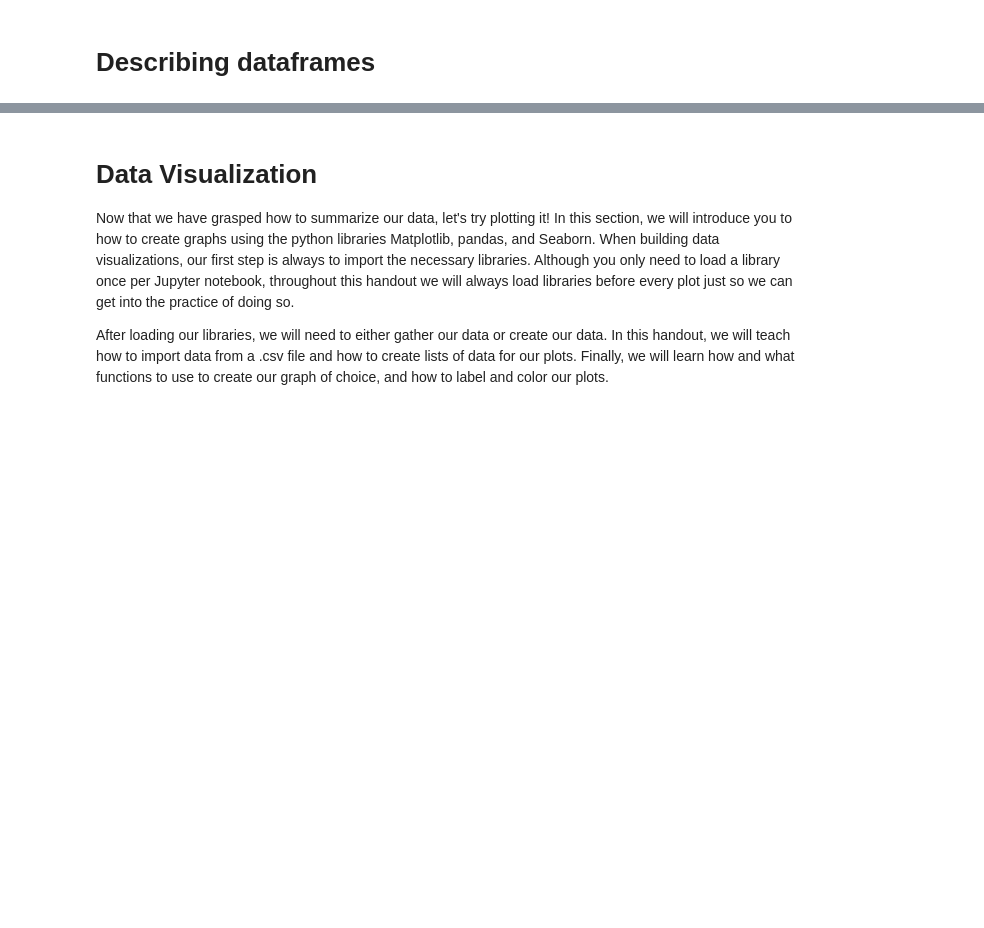
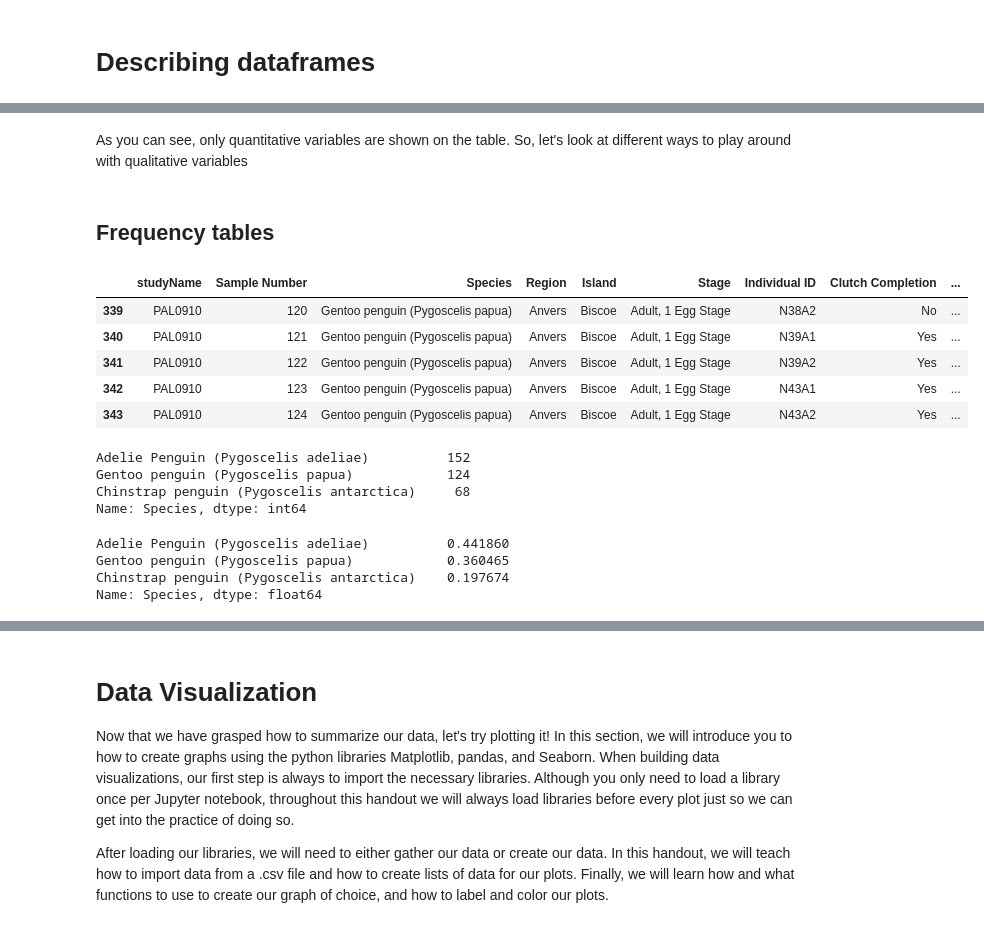
Before and after one commit to vnguyen24/SURF2022, a Jupyter notebook: Session2/Teaching2.ipynb, the cells around one changed output, grey strips where cells are left out. Cells and saved outputs as stored; diff of their text form; code cells hidden in the pictures; blank space fills up the shorter version.

```diff
--- a/Session2/Teaching2.ipynb
+++ b/Session2/Teaching2.ipynb
@@ -186,3 +216,38 @@ my_subjects_pd.describe()
+# %% [markdown]
+As you can see, only quantitative variables are shown on the table. So, let's look at different ways to play around with qualitative variables
+# %% [markdown]
+## Frequency tables
+# %%
+# Let's recall our dataframe by looking at the last five rows
+penguins.tail()
+# %% [output]
+|  | studyName | Sample Number | Species | Region | Island | Stage | Individual ID | Clutch Completion | ... |
+| 339 | PAL0910 | 120 | Gentoo penguin (Pygoscelis papua) | Anvers | Biscoe | Adult, 1 Egg Stage | N38A2 | No | ... |
+| 340 | PAL0910 | 121 | Gentoo penguin (Pygoscelis papua) | Anvers | Biscoe | Adult, 1 Egg Stage | N39A1 | Yes | ... |
+| 341 | PAL0910 | 122 | Gentoo penguin (Pygoscelis papua) | Anvers | Biscoe | Adult, 1 Egg Stage | N39A2 | Yes | ... |
+| 342 | PAL0910 | 123 | Gentoo penguin (Pygoscelis papua) | Anvers | Biscoe | Adult, 1 Egg Stage | N43A1 | Yes | ... |
+| 343 | PAL0910 | 124 | Gentoo penguin (Pygoscelis papua) | Anvers | Biscoe | Adult, 1 Egg Stage | N43A2 | Yes | ... |
+# %%
+# Let's say that we want to create a frequency table of species.
+# To do so, we type dataframe[columnName].value_counts()
+
+freq_one = penguins["Species"].value_counts()
+print(freq_one)
+# %% [output]
+Adelie Penguin (Pygoscelis adeliae)          152
+Gentoo penguin (Pygoscelis papua)            124
+Chinstrap penguin (Pygoscelis antarctica)     68
+Name: Species, dtype: int64
+# %%
+# If we want to see a table of proportions, we have to type dataframe[columnName].value_counts(normalize = True)
+
+prop_one = penguins["Species"].value_counts(normalize = True)
+print(prop_one)
+# %% [output]
+Adelie Penguin (Pygoscelis adeliae)          0.441860
+Gentoo penguin (Pygoscelis papua)            0.360465
+Chinstrap penguin (Pygoscelis antarctica)    0.197674
+Name: Species, dtype: float64
 # %%
 # Sometime, we will encounter missing data in our dataframes. To get a sense of how many values are missing we can
 # type dataframe.isnull().sum()
```
Also changed, not shown: parts of 38 cells of this notebook.
